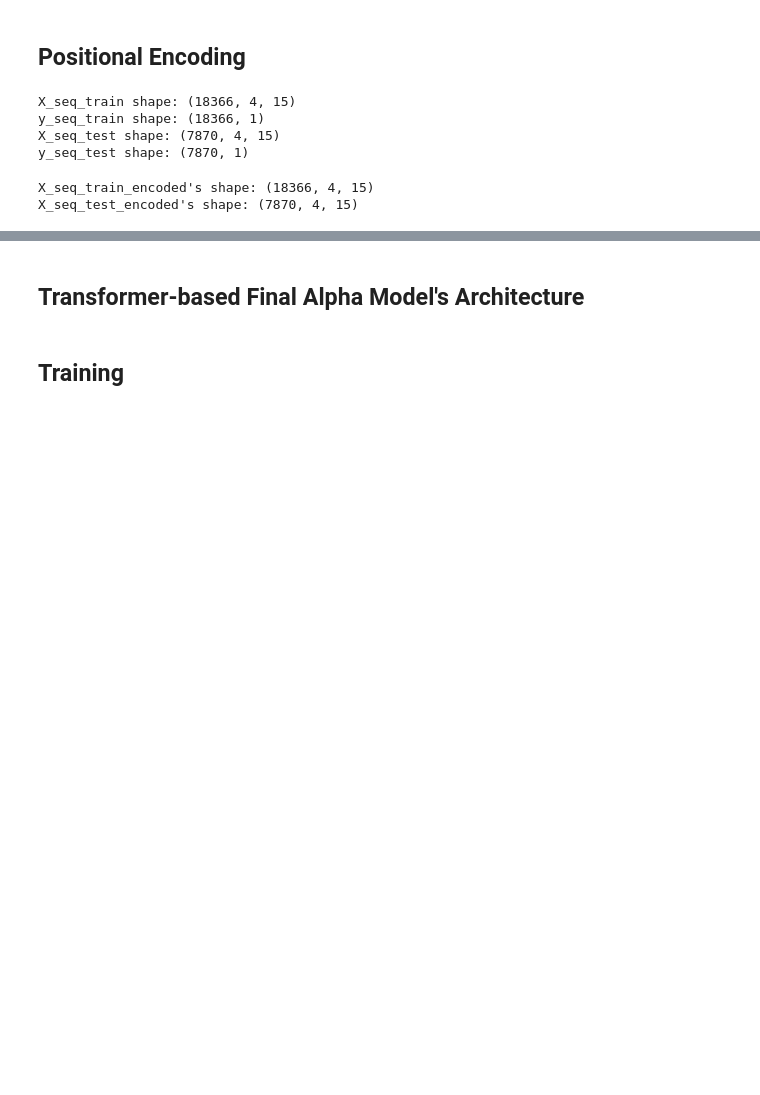
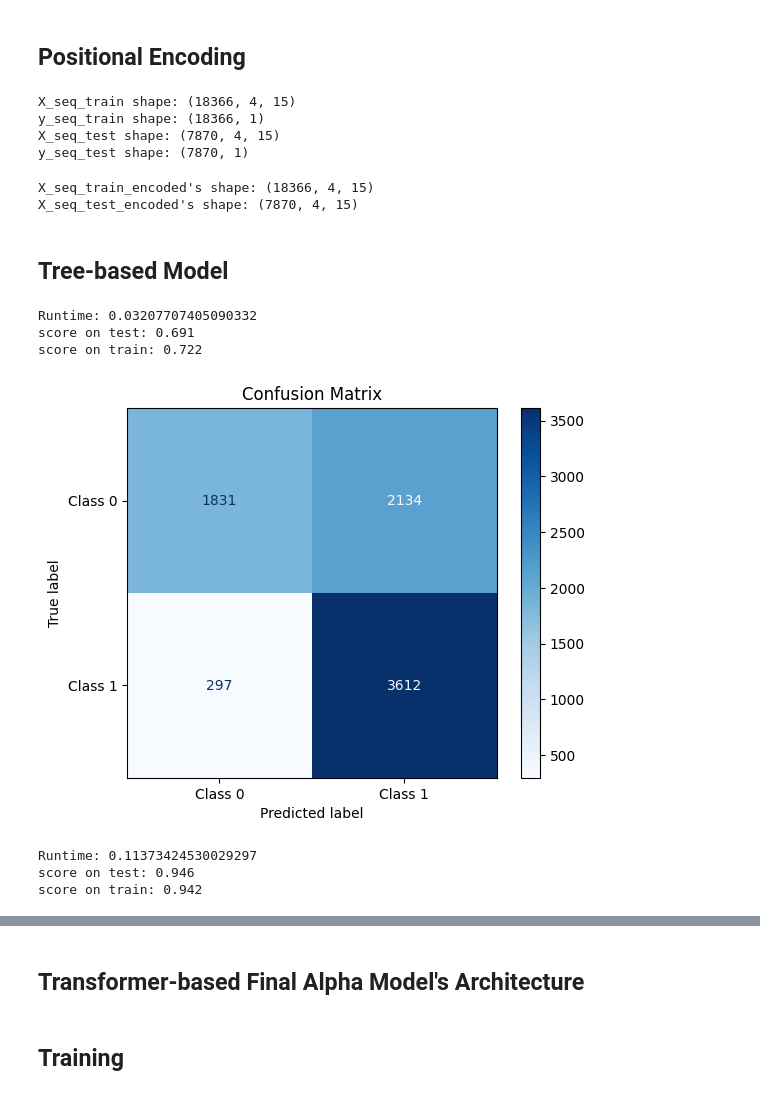
Before and after one commit to NKHon831/CryptoPi, a Jupyter notebook: notebook/pretrained-transformer.ipynb, the cells around one changed output, grey strips where cells are left out. Drawn from its saved outputs; the diff is of its cells as text; code cells hidden in the pictures; blank space fills up the shorter version.

```diff
--- a/notebook/pretrained-transformer.ipynb
+++ b/notebook/pretrained-transformer.ipynb
@@ -581,3 +590,52 @@ print(f"X_seq_test_encoded's shape: {X_seq_test_encoded.shape}")
 # %% [output]
 X_seq_train_encoded's shape: (18366, 4, 15)
 X_seq_test_encoded's shape: (7870, 4, 15)
+# %% [markdown]
+## Tree-based Model
+# %%
+gauss = GaussianNB()
+# %%
+start_gauss = time.time()
+gauss.fit(X_train, y_train)
+end_gauss = time.time()
+gauss_runtime = end_gauss - start_gauss
+
+# Predict
+gauss_preds = gauss.predict(X_test)
+
+print('Runtime:',gauss_runtime)
+print("score on test: %.3f"  %gauss.score(X_test, y_test))
+print("score on train: %.3f" %gauss.score(X_train, y_train))
+# %% [output]
+Runtime: 0.03207707405090332
+score on test: 0.691
+score on train: 0.722
+# %%
+# Generate confusion matrix
+cm = confusion_matrix(y_test, gauss_preds.astype(int))
+
+# Display confusion matrix
+cm_display = ConfusionMatrixDisplay(confusion_matrix=cm, display_labels=["Class 0", "Class 1"])  # Modify display labels if needed
+cm_display.plot(cmap=plt.cm.Blues)  # You can change the colormap if you like
+plt.title('Confusion Matrix')
+plt.show()
+# %% [output]
+[figure, added]
+# %%
+LR = LogisticRegression(max_iter = 1000)
+
+start_LR = time.time()
+LR.fit(X_train, y_train)
+end_LR = time.time()
+LR_runtime = end_LR - start_LR
+
+# Predict
+LR_preds = LR.predict(X_test)
+
+print('Runtime:',LR_runtime)
+print("score on test: %.3f" % LR.score(X_test, y_test))
+print("score on train: %.3f" % LR.score(X_train, y_train))
+# %% [output]
+Runtime: 0.11373424530029297
+score on test: 0.946
+score on train: 0.942
```
Also changed, not shown: parts of 8 cells of this notebook, 1 other file.
